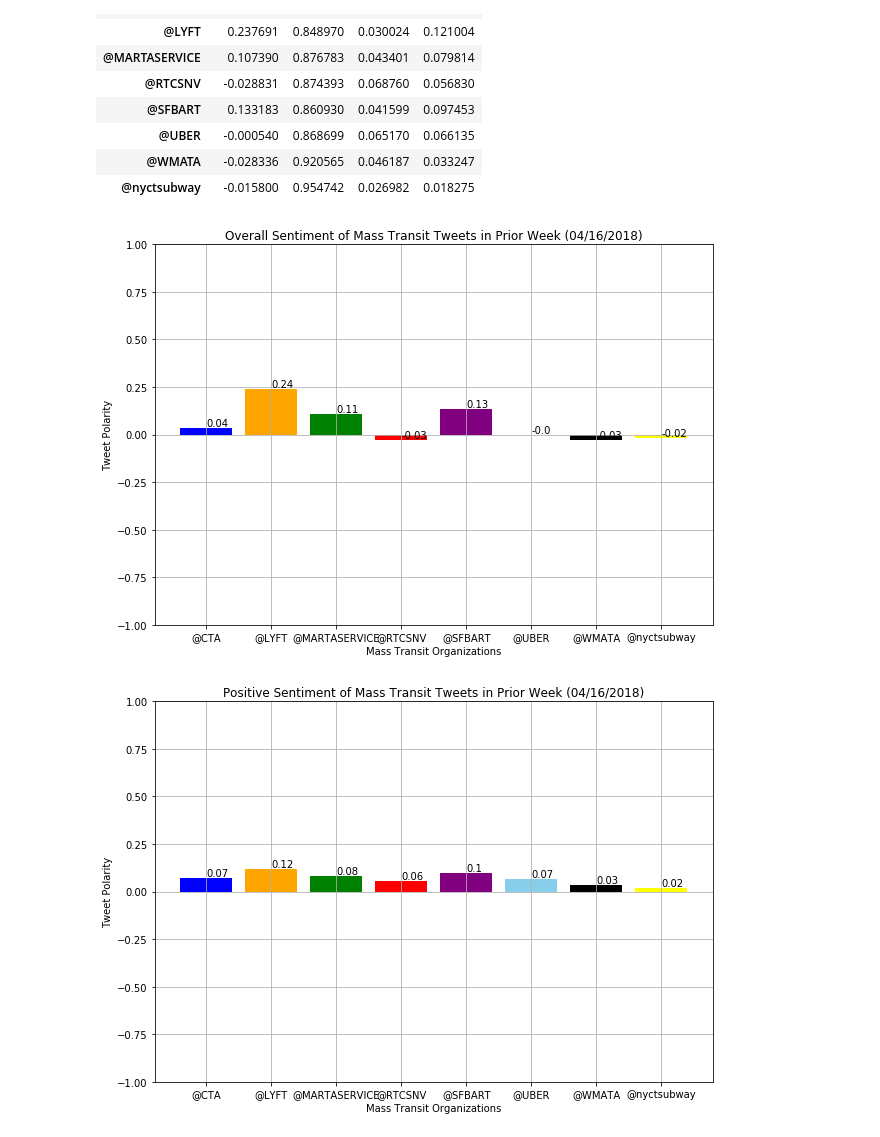
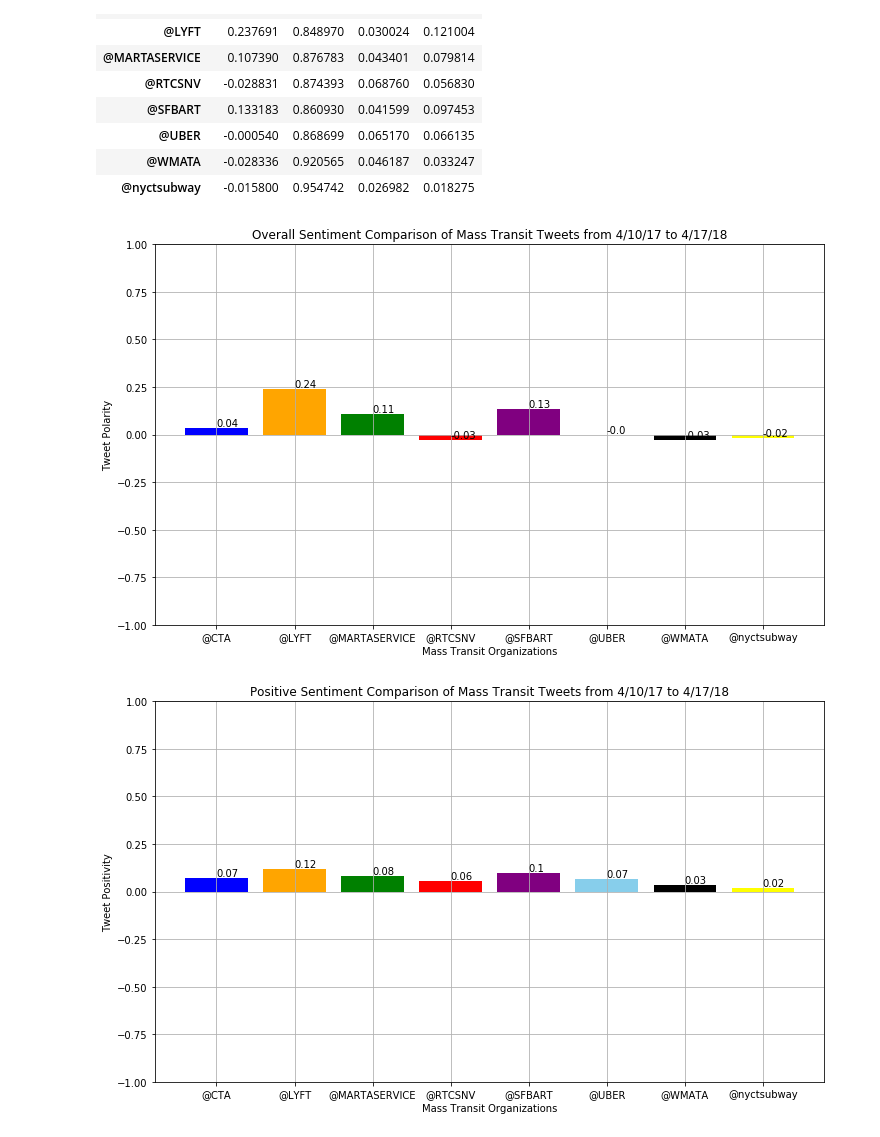
Before and after one commit to c42know/Group-5, a Jupyter notebook: final_twitter_masstrans_data_jd.ipynb, the cells around one changed output. Saved outputs shown, nothing was run; the diff lists cells and outputs as text; code cells hidden in the pictures.

```diff
--- a/final_twitter_masstrans_data_jd.ipynb
+++ b/final_twitter_masstrans_data_jd.ipynb
@@ -119,34 +122,34 @@ summary_breakdown
 | @WMATA | -0.028336 | 0.920565 | 0.046187 | 0.033247 |
 | @nyctsubway | -0.015800 | 0.954742 | 0.026982 | 0.018275 |
 # %%
-date = time.strftime("%m/%d/%Y")
+# plot overall sentiment
 
-plt.figure(figsize = (10,7))
+plt.figure(figsize = (12,7))
 plt.ylim(-1,1)
 plt.grid()
 
 colors = ["blue", "orange", "green","red","purple","skyblue","black","yellow"]
 x_axis = np.arange(len(com_df))
 xlabels = com_df.index
 count = 0
 
 for com in com_df:
     plt.text(count, com+.01, str(round(com,2)))
     count = count + 1
 
 plt.bar(x_axis, com_df, tick_label = xlabels, color = colors)
 
-plt.title("Overall Sentiment of Mass Transit Tweets in Prior Week (%s)"% (date))
+plt.title("Overall Sentiment Comparison of Mass Transit Tweets from 4/10/17 to 4/17/18")
 plt.xlabel("Mass Transit Organizations")
 plt.ylabel("Tweet Polarity")
 plt.savefig("Overall_Sentiment_on_Mass_Trans.png")
 plt.show()
 # %% [output]
-[figure, old version]
+[figure, new version]
 # %%
-date = time.strftime("%m/%d/%Y")
+# plot positive sentiment
 
-plt.figure(figsize = (10,7))
+plt.figure(figsize = (12,7))
 plt.ylim(-1,1)
 plt.grid()
 
@@ -162,11 +165,11 @@ for pos in pos_df:
 plt.bar(x_axis, pos_df, tick_label = xlabels, color = colors)
 #Set title, x axis label, and y axis label.
 
-plt.title("Positive Sentiment of Mass Transit Tweets in Prior Week (%s)"% (date))
+plt.title("Positive Sentiment Comparison of Mass Transit Tweets from 4/10/17 to 4/17/18")
 plt.xlabel("Mass Transit Organizations")
-plt.ylabel("Tweet Polarity")
+plt.ylabel("Tweet Positivity")
 plt.savefig("Positive_Sentiment_on_Mass_Trans.png")
 plt.show()
 # %% [output]
-[figure, old version]
+[figure, new version]
 # %%
```
Also changed, not shown: parts of 6 cells of this notebook, 17 other files.
